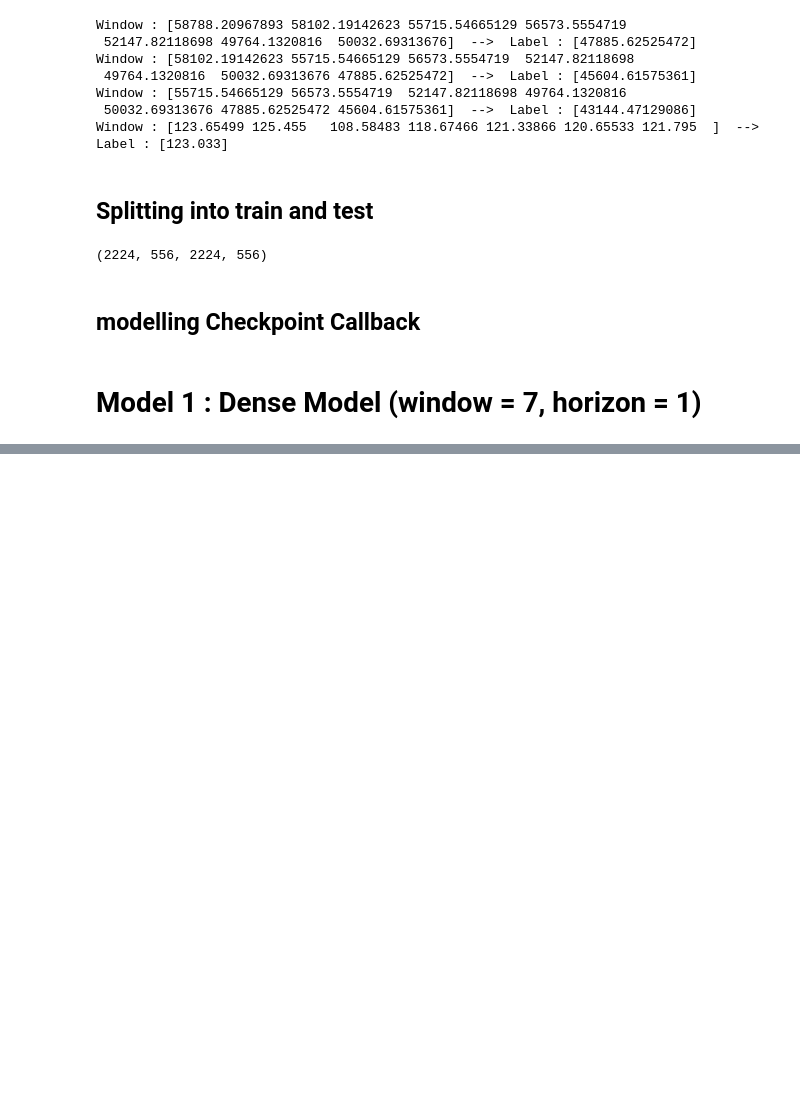
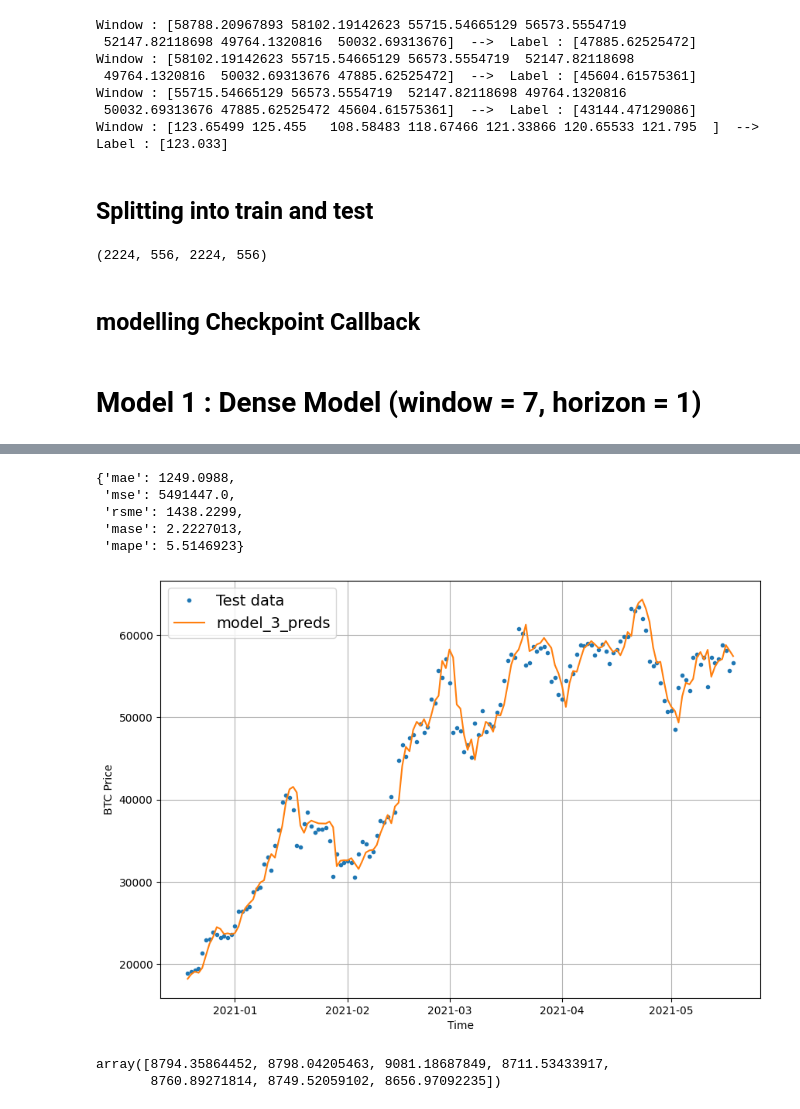
Before and after one commit to Gaurav-phatkare/Time-Series-Analysis, a Jupyter notebook: TimeSeries_Analysis_and_Forecasting_Using_Neural_Network.ipynb, the cells around one changed output, grey strips where cells are left out. Cells and saved outputs as stored; diff of their text form; code cells hidden in the pictures; blank space fills up the shorter version.

```diff
--- a/TimeSeries_Analysis_and_Forecasting_Using_Neural_Network.ipynb
+++ b/TimeSeries_Analysis_and_Forecasting_Using_Neural_Network.ipynb
@@ -525,0 +708,7 @@ model_1.evaluate(test_windows, test_labels)
+# %%
+HORIZON = 7
+WINDOW_SIZE = 30
+
+
+full_windows, full_labels = make_windows(prices, window_size = WINDOW_SIZE, horizon = HORIZON)
+len(full_windows), len(full_labels)
@@ -525,0 +717,6 @@ model_1.evaluate(test_windows, test_labels)
+# %%
+train_windows, test_windows, train_labels, test_labels = make_train_test_splits(
+    windows = full_windows,
+    labels = full_labels,
+    test_split = 0.2
+)
@@ -525,0 +770,3 @@ model_1.evaluate(test_windows, test_labels)
+# %%
+model_3 = tf.keras.models.load_model('/content/model_experiments/model_3_dense')
+model_3.evaluate(test_windows, test_labels)
@@ -525,0 +776,5 @@ model_1.evaluate(test_windows, test_labels)
+# %%
+# forecast predictions
+
+model_3_preds = make_preds(model_3,
+                           test_windows)
@@ -525,0 +824,8 @@ model_1.evaluate(test_windows, test_labels)
+# %%
+model_3_results
+# %% [output]
+{'mae': 1249.0988,
+ 'mse': 5491447.0,
+ 'rsme': 1438.2299,
+ 'mase': 2.2227013,
+ 'mape': 5.5146923}
@@ -525,0 +839,12 @@ model_1.evaluate(test_windows, test_labels)
+# %%
+offset = 400
+plt.figure(figsize = (10, 7))
+plot_time_series_data(timesteps=X_test[-len(test_windows):], values = test_labels[:, 0], start = offset, label = 'Test data')
+plot_time_series_data(timesteps = X_test[-len(test_windows):],format = "-", values = model_3_preds[:,0], start =offset, label = 'model_3_preds' )
+# %% [output]
+[figure, added]
+# %%
+test_labels[0]
+# %% [output]
+array([8794.35864452, 8798.04205463, 9081.18687849, 8711.53433917,
+       8760.89271814, 8749.52059102, 8656.97092235])
```
Also changed, not shown: parts of 60 cells of this notebook.
